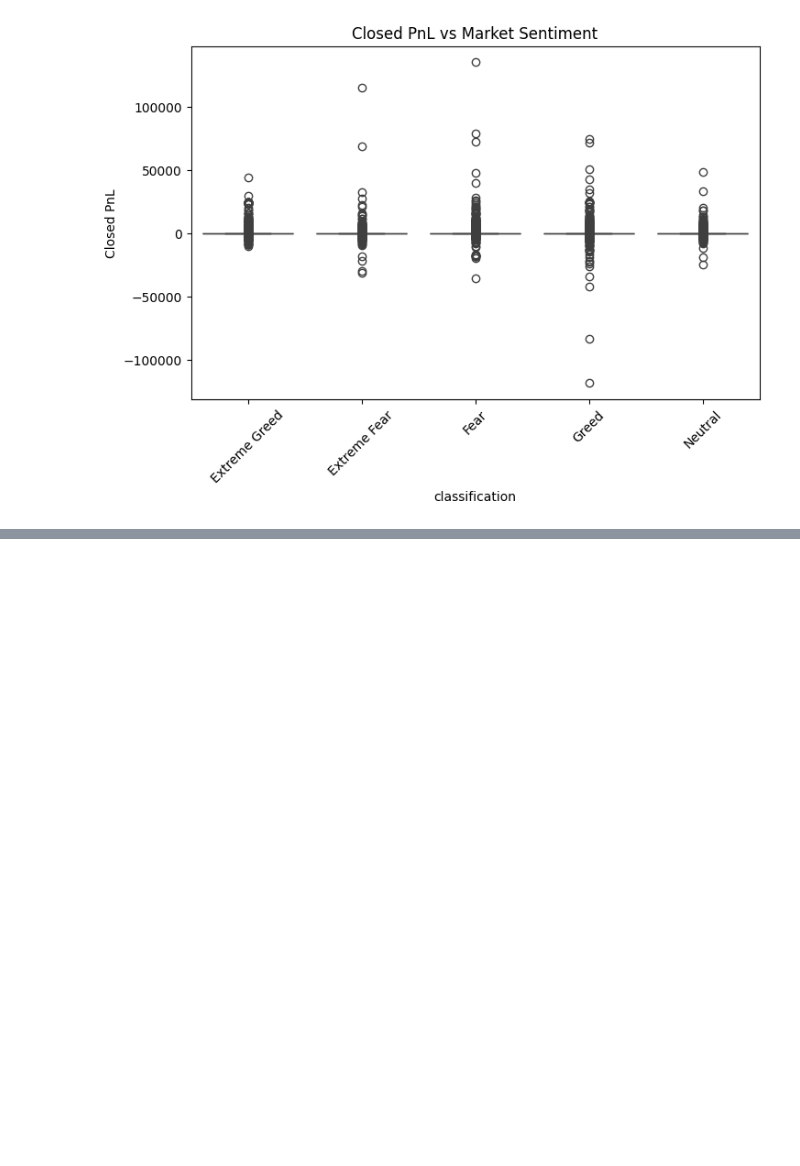
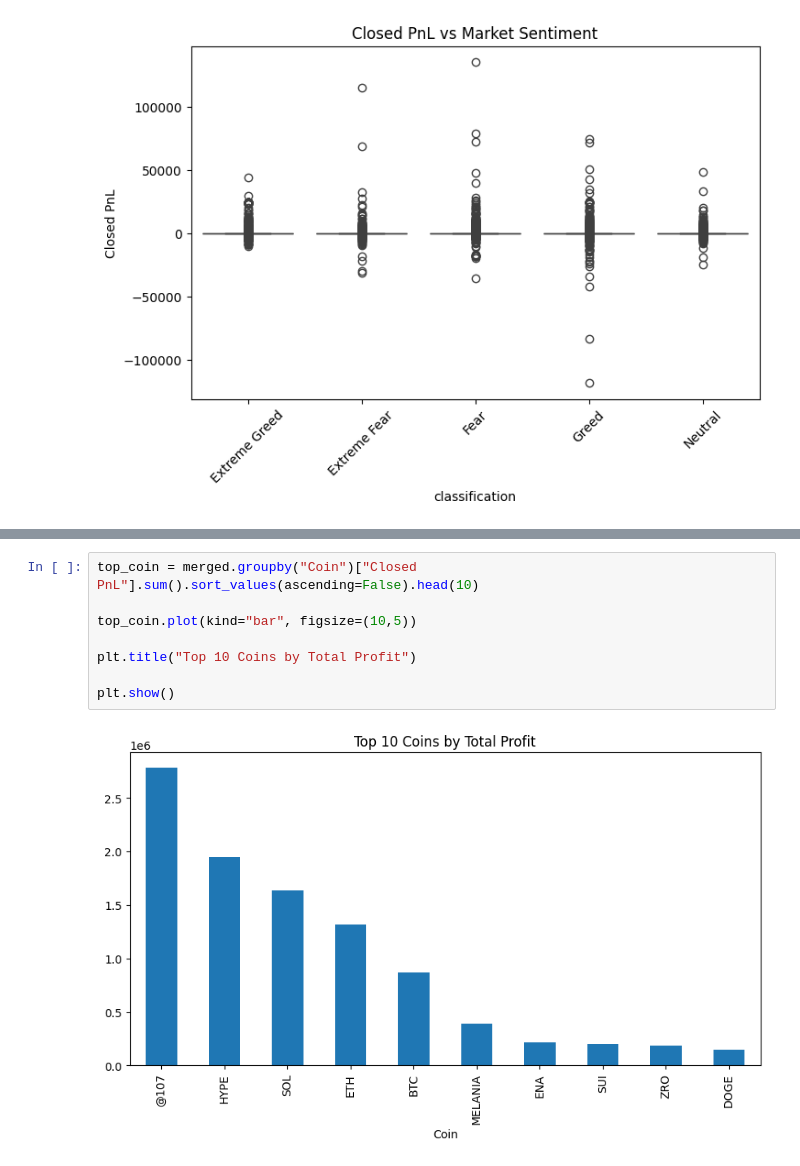
Before and after one commit to thakurdhairya92-gif/bitcoin-sentiment-analysis, a Jupyter notebook: notebooks/analysis.ipynb, the cells around one changed output, grey strips where cells are left out. Saved outputs shown, nothing was run; the diff lists cells and outputs as text; blank space fills up the shorter version.

```diff
--- a/notebooks/analysis.ipynb
+++ b/notebooks/analysis.ipynb
@@ -184,0 +311,10 @@ plt.show()
+# %%
+top_coin = merged.groupby("Coin")["Closed PnL"].sum().sort_values(ascending=False).head(10)
+
+top_coin.plot(kind="bar", figsize=(10,5))
+
+plt.title("Top 10 Coins by Total Profit")
+
+plt.show()
+# %% [output]
+[figure, added]
```
Also changed, not shown: parts of 15 cells of this notebook, 1 other file.
